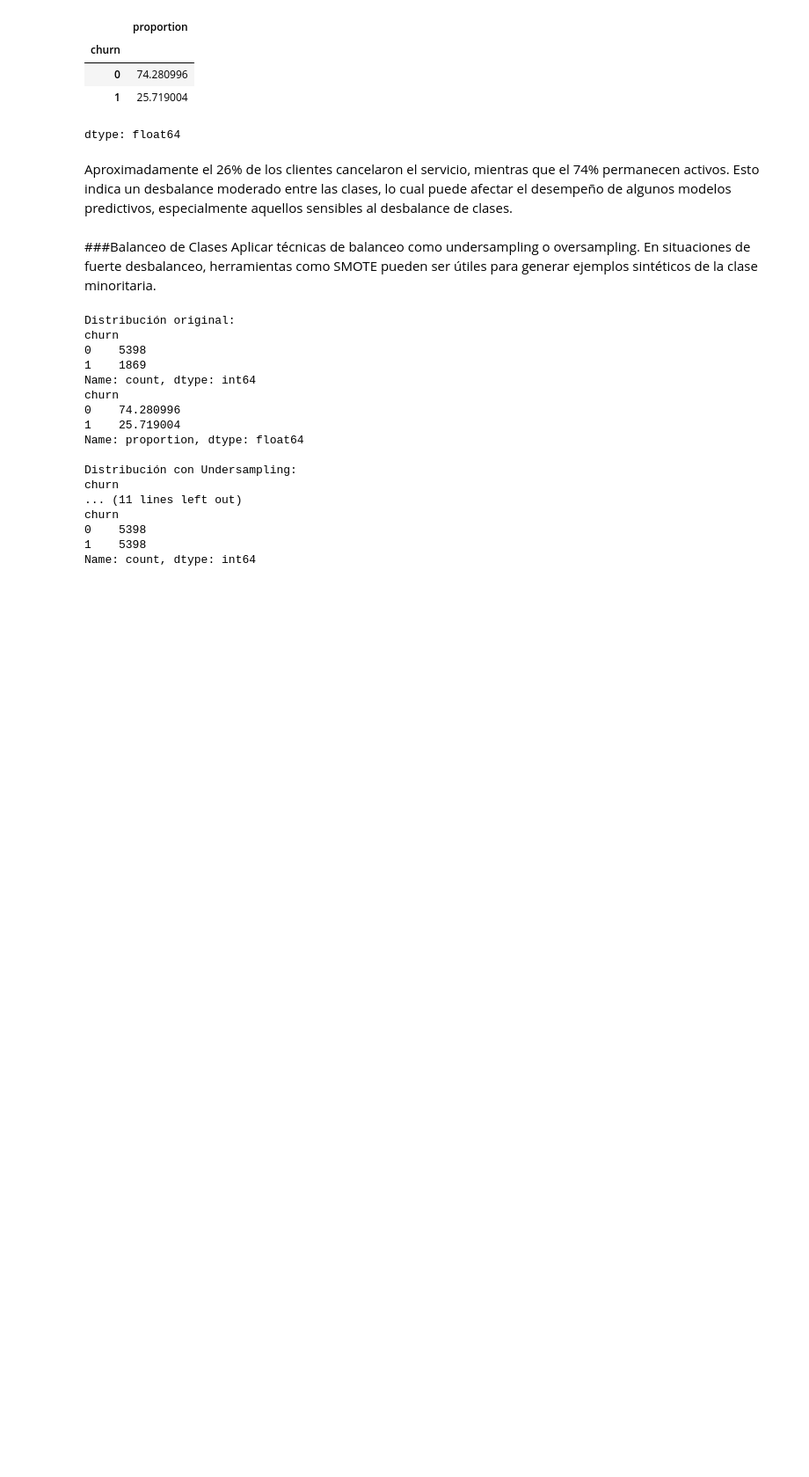
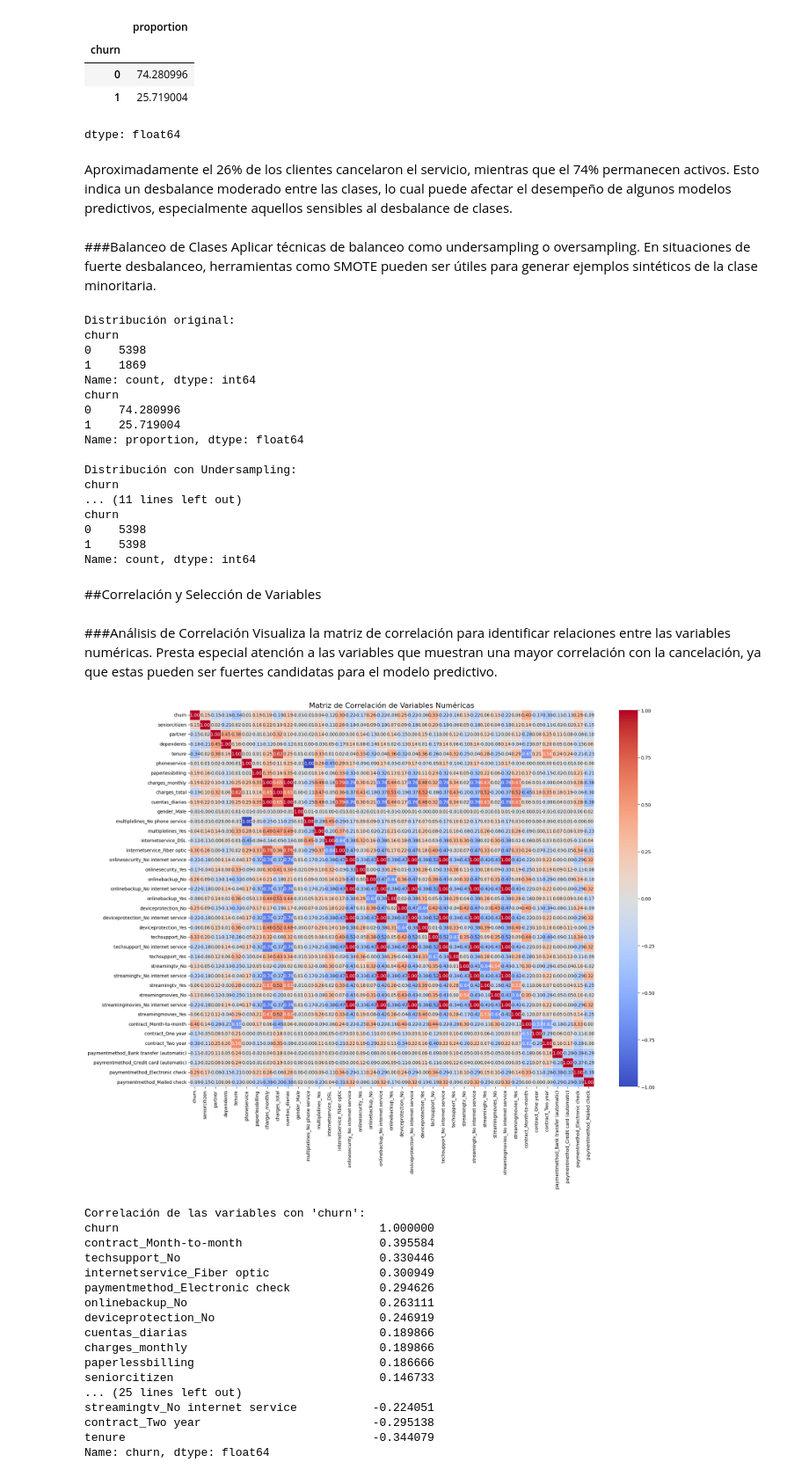
Before and after one commit to fasalgad/TelecomX_LATAM-parte-2, a Jupyter notebook: TelecomX_LATAM_(2).ipynb, the cells around one changed output. Shown at 88% size. Cells and saved outputs as stored; diff of their text form; code cells hidden in the pictures; blank space fills up the shorter version.

```diff
--- a/TelecomX_LATAM_(2).ipynb
+++ b/TelecomX_LATAM_(2).ipynb
@@ -378,3 +378,43 @@ churn
 0    5398
 1    5398
 Name: count, dtype: int64
+# %% [markdown]
+##Correlación y Selección de Variables
+# %% [markdown]
+###Análisis de Correlación
+Visualiza la matriz de correlación para identificar relaciones entre las variables numéricas. Presta especial atención a las variables que muestran una mayor correlación con la cancelación, ya que estas pueden ser fuertes candidatas para el modelo predictivo.
+# %%
+import matplotlib.pyplot as plt
+import seaborn as sns
+
+# Calcular la matriz de correlación
+corr_matrix = datos.corr(numeric_only=True)
+
+# Visualizar la matriz de correlación
+plt.figure(figsize=(20, 15))
+sns.heatmap(corr_matrix, annot=True, cmap='coolwarm', fmt=".2f", linewidths=.5)
+plt.title('Matriz de Correlación de Variables Numéricas', fontsize=16)
+plt.show()
+
+# Mostrar las correlaciones con la variable 'churn'
+print("\nCorrelación de las variables con 'churn':")
+print(corr_matrix['churn'].sort_values(ascending=False))
+# %% [output]
+[figure, added]
+Correlación de las variables con 'churn':
+churn                                      1.000000
+contract_Month-to-month                    0.395584
+techsupport_No                             0.330446
+internetservice_Fiber optic                0.300949
+paymentmethod_Electronic check             0.294626
+onlinebackup_No                            0.263111
+deviceprotection_No                        0.246919
+cuentas_diarias                            0.189866
+charges_monthly                            0.189866
+paperlessbilling                           0.186666
+seniorcitizen                              0.146733
+... (25 lines left out)
+streamingtv_No internet service           -0.224051
+contract_Two year                         -0.295138
+tenure                                    -0.344079
+Name: churn, dtype: float64
```
Also changed, not shown: parts of 11 cells of this notebook.
